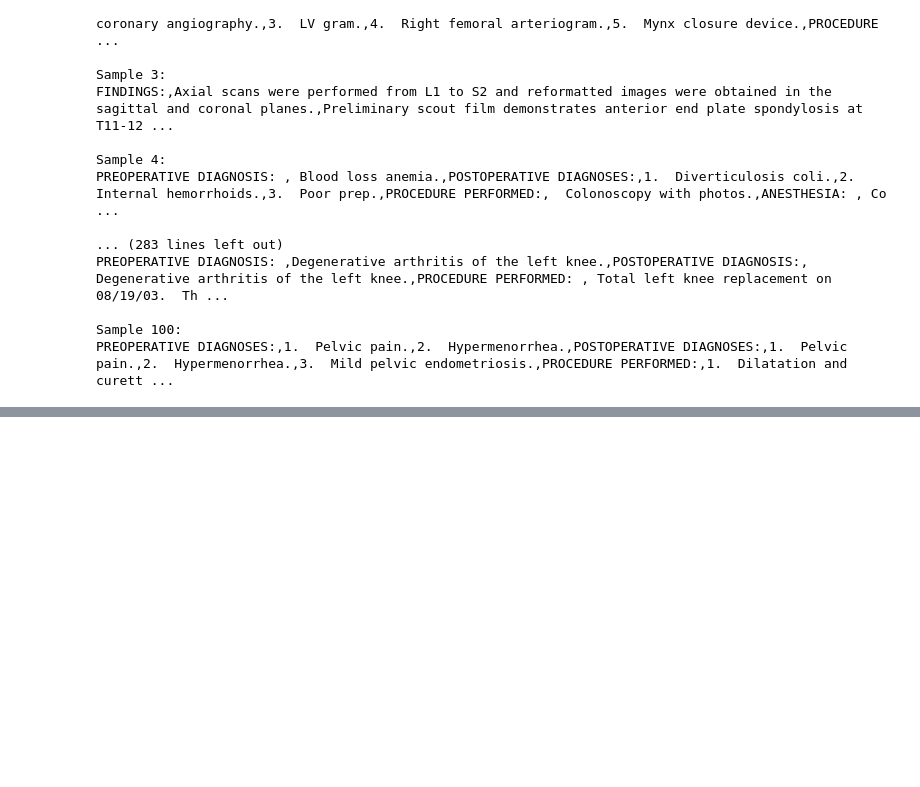
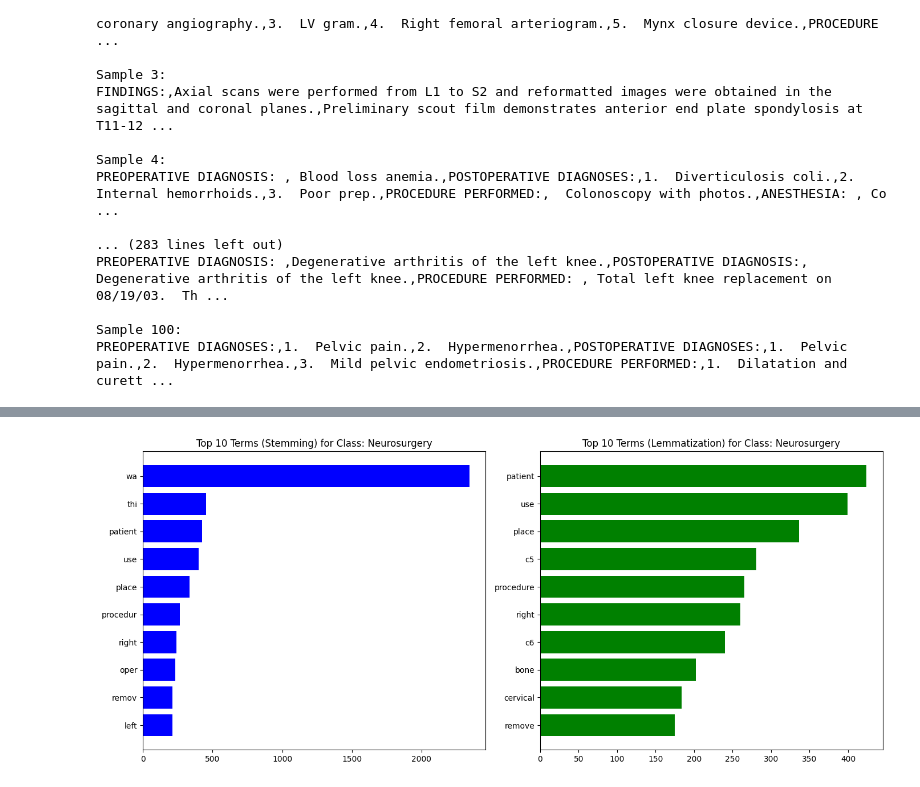
Before and after one commit to rmr284/NLP_project, a Jupyter notebook: task_1.ipynb, the cells around one changed output, grey strips where cells are left out. Drawn from its saved outputs; the diff is of its cells as text; code cells hidden in the pictures; blank space fills up the shorter version.

```diff
--- a/task_1.ipynb
+++ b/task_1.ipynb
@@ -253,0 +431,5 @@ Processed Text: ['reason', 'visit', 'elevated', 'psa', 'nocturia', 'occasional',
+# %%
+# Plot comparison for 'Neurosurgery' class
+plot_term_frequencies_comparison(comparison_with_stem, comparison_with_lemma, 'Neurosurgery', top_n=10)
+# %% [output]
+[figure, added]
```
Also changed, not shown: parts of 37 cells of this notebook.
